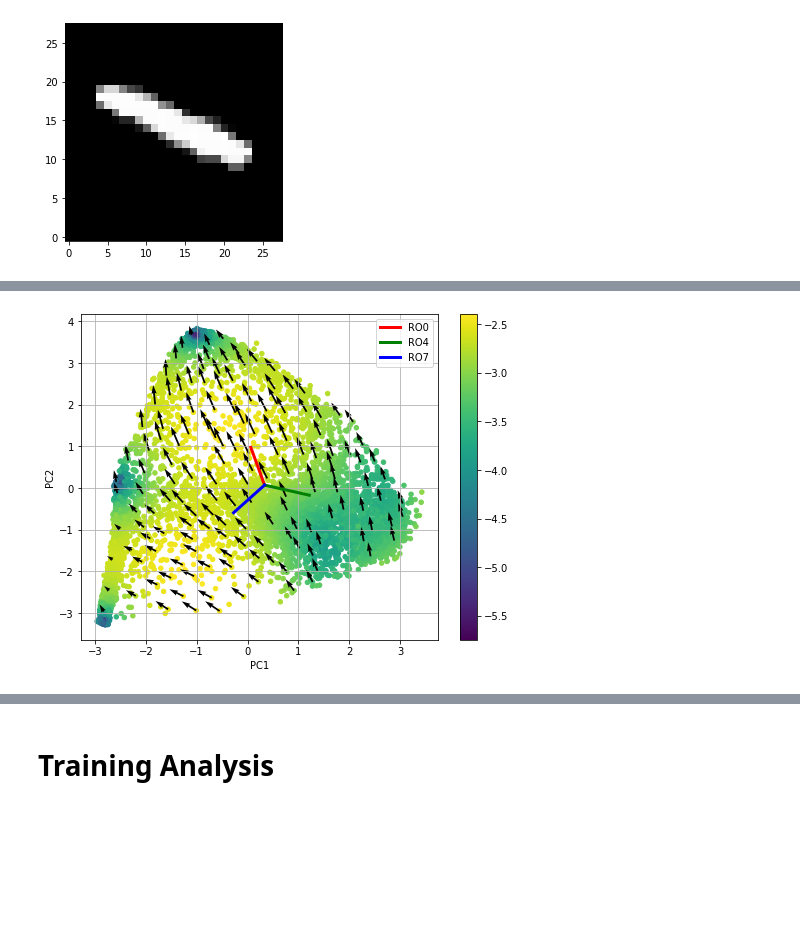
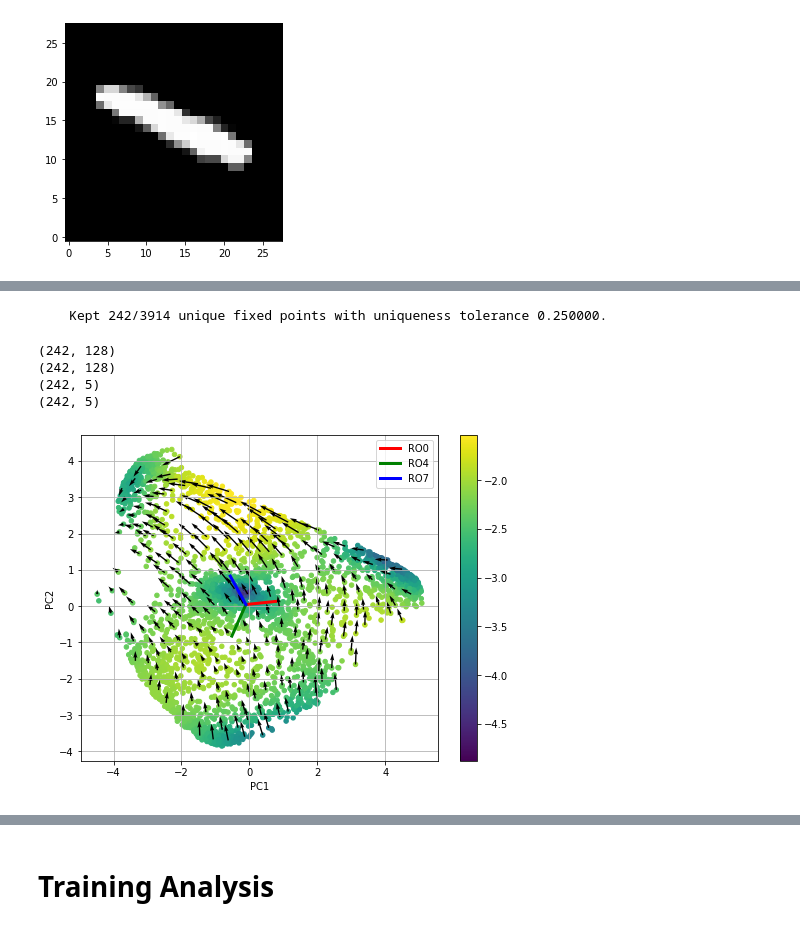
Before and after one commit to kaitken17/colab_based_projects, a Jupyter notebook: mnist_analysis_multiclass.ipynb, the cells around one changed output, grey strips where cells are left out. Saved outputs shown, nothing was run; the diff lists cells and outputs as text; code cells hidden in the pictures; blank space fills up the shorter version.

```diff
--- a/mnist_analysis_multiclass.ipynb
+++ b/mnist_analysis_multiclass.ipynb
@@ -1059,7 +1080,7 @@ xstar = jnp.outer(pts_ones, jnp.asarray(word_tensor))
 
 fp_loss_fun = renn.build_fixed_point_loss(cell, rnn_params)
 fixed_points, loss_hist, fp_losses = renn.find_fixed_points(fp_loss_fun, pts, xstar, optimizers.adam(0.01),
-                                                            tolerance=1e-3, num_steps=10000)
+                                                            tolerance=1e-2, num_steps=10000)
 print('Done')
 # %% [output]
 Done
@@ -1181,0 +1295,15 @@ ax3.view_init(20, 240 + more_rot)
+# %%
+num_pts = 20
+thresh_vals = np.logspace(0, -1.9, num_pts)
+pr_vals = np.zeros((num_pts,))
+for thresh_idx in range(len(thresh_vals)):
+  hs_grid_thresh = hs_grid_points[fp_losses < thresh_vals[thresh_idx]]
+  print('Number of points', hs_grid_thresh.shape[0])
+  pca_fps = PCA(n_components=rnn_specs['hidden_size'])
+  _ = pca_fps.fit_transform(hs_grid_thresh)
+  pr_vals[thresh_idx] = participation_ratio_vector(pca_fps.explained_variance_)
+
+plt.figure(figsize=(6, 6))
+plt.semilogx(thresh_vals, pr_vals)
+plt.xlabel('Threshold')
+plt.ylabel('Participation Threshold')
@@ -1822,4 +1977,46 @@ print(points_final_pca.shape)
+# %%
+# Shows flow of network at various locations in hidden-state space
+pc_dims = 5
+
+flow_points_raw = fixed_points
+# flow_points_raw = pts
+
+# Filters out non-unique points
+unique_tol = 0.25
+do_print = True
+points_unique, unique_kidxs = keep_unique_fixed_points(flow_points_raw, unique_tol, do_print)
+
+points_reduced = points_unique #[::18]
+# %% [output]
+    Kept 242/3914 unique fixed points with uniqueness tolerance 0.250000.
 # %%
+# Plot the flows
+steps = 1
+
+# word_tensor = mean_input
+# word_tensor = jnp.zeros(rnn_specs['input_size'])
+word_tensor = state_means[2] - mean_input
+
+# word_tensor = test_data_input_flat[52, 11] - mean_input
+# word_tensor = test_data_input_flat[454, 10] - mean_input
+# word_tensor = test_data_input_flat[252, 12]- mean_input
+
+points_final= np.zeros((len(points_reduced), rnn_specs['hidden_size']))
+points_init = np.vstack(points_reduced)
+points_final_pca = np.zeros((len(points_reduced), pc_dims))
+points_init_pca = pca.transform(np.vstack(points_reduced))
+for pt_idx in range(len(points_reduced)):
+  ref_point = points_reduced[pt_idx]
+  for _ in range(steps):
+    ref_point = cell.apply(rnn_params, word_tensor, ref_point)
+  points_final[pt_idx] = ref_point
+  points_final_pca[pt_idx] = pca.transform(np.atleast_2d(points_final[pt_idx]))[0]
+
+print(points_init.shape)
+print(points_final.shape)
+print(points_init_pca.shape)
+print(points_final_pca.shape)
+
 plt.figure(figsize=(8, 6))
 
 pc1 = 0
@@ -1831,31 +2028,35 @@ plt.grid()
 
 plt.colorbar()
 
 pca_ro = pca.transform(readout)
 pca_zero = pca.transform(np.atleast_2d(np.zeros((128,)))).T
 for i in range(len(readout)):
   # ro_dir = pca.transform(readout[i]).T #np.matmul(comp, readout[i])
   x_ro = [pca_zero[pc1], pca_ro[i][pc1]]
   y_ro = [pca_zero[pc2], pca_ro[i][pc2]]
   plt.plot(x_ro, y_ro, state_colors[i], linewidth = 3, label='RO'+str(smnist_params['mnist_classes'][i]))
 
 plt.quiver(points_init_pca[:,pc1], points_init_pca[:,pc2],
            points_final_pca[:,pc1]-points_init_pca[:,pc1], points_final_pca[:,pc2]-points_init_pca[:,pc2])
 
 # pca_h0 = pca.transform(np.atleast_2d(h0)).T
 # plt.plot(pca_h0[pc1], pca_h0[pc2], 'ks', label='Initial state')
 # for path_idx in path_idxs:
 #   path_pca = pca.transform(hs[path_idx]).T #np.matmul(comp, hs[path_idx].T)
 #   plt.plot(path_pca[pc1], path_pca[pc2], state_colors[np.argmax(hs_data['labels'][path_idx][27])], marker='.', label='Random Path')
 #   print('Path label:', hs_data['labels'][path_idx][27])
 
 plt.xlabel('PC'+str(pc1+1))
 plt.ylabel('PC'+str(pc2+1))
 plt.legend()
 
 plot_coordinate = None
 if plot_coordinate != None:
   plt.xlim(-plot_coordinate, plot_coordinate)
   plt.ylim(-plot_coordinate, plot_coordinate)
 # %% [output]
+(242, 128)
+(242, 128)
+(242, 5)
+(242, 5)
-[figure, old version]
+[figure, new version]
```
Also changed, not shown: parts of 30 cells of this notebook.
